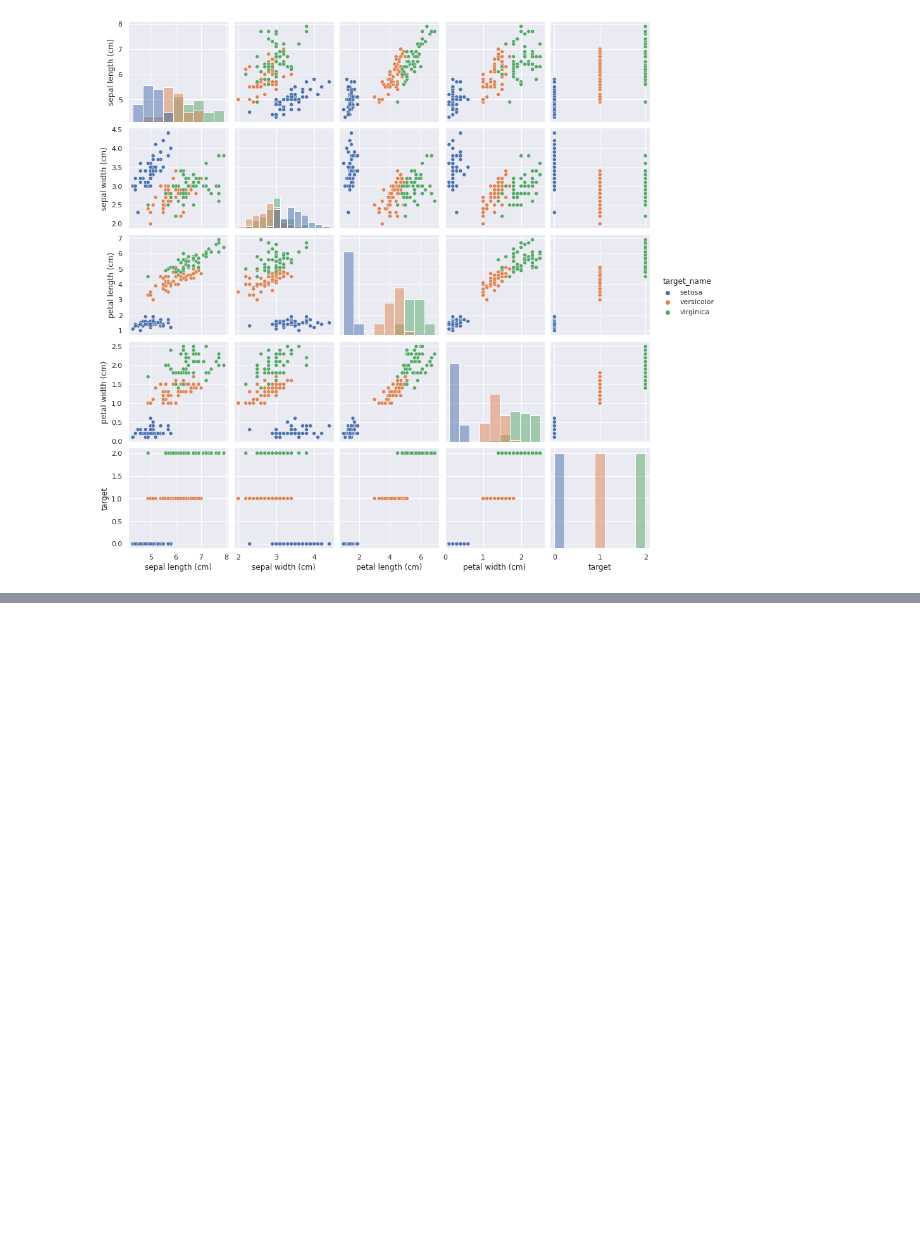
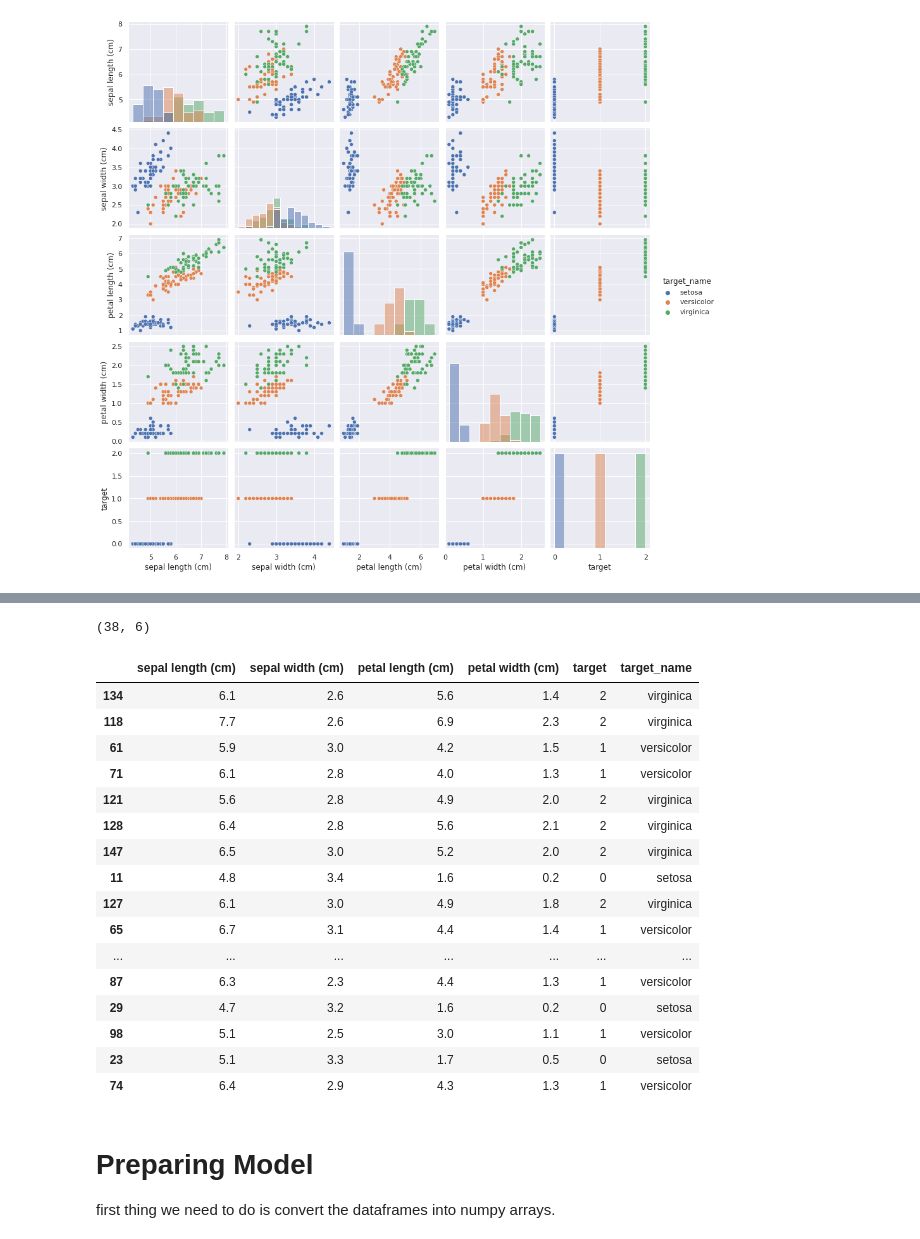
Before and after one commit to BawejaMoksh/Iris_Dataset, a Jupyter notebook: Iris_Dataset.ipynb, the cells around one changed output, grey strips where cells are left out. Saved outputs shown, nothing was run; the diff lists cells and outputs as text; code cells hidden in the pictures; blank space fills up the shorter version.

```diff
--- a/Iris_Dataset.ipynb
+++ b/Iris_Dataset.ipynb
@@ -106,0 +118,3 @@ plt.show()
+# %%
+from sklearn.model_selection import train_test_split
+df_train,df_test = train_test_split(df, test_size = 0.25)
@@ -106,0 +137,24 @@ plt.show()
+# %%
+df_test.shape
+# %% [output]
+(38, 6)
+# %%
+df_test
+# %% [output]
+|  | sepal length (cm) | sepal width (cm) | petal length (cm) | petal width (cm) | target | target_name |
+| 134 | 6.1 | 2.6 | 5.6 | 1.4 | 2 | virginica |
+| 118 | 7.7 | 2.6 | 6.9 | 2.3 | 2 | virginica |
+| 61 | 5.9 | 3.0 | 4.2 | 1.5 | 1 | versicolor |
+| 71 | 6.1 | 2.8 | 4.0 | 1.3 | 1 | versicolor |
+| 121 | 5.6 | 2.8 | 4.9 | 2.0 | 2 | virginica |
+| 128 | 6.4 | 2.8 | 5.6 | 2.1 | 2 | virginica |
+| 147 | 6.5 | 3.0 | 5.2 | 2.0 | 2 | virginica |
+| 11 | 4.8 | 3.4 | 1.6 | 0.2 | 0 | setosa |
+| 127 | 6.1 | 3.0 | 4.9 | 1.8 | 2 | virginica |
+| 65 | 6.7 | 3.1 | 4.4 | 1.4 | 1 | versicolor |
+| ... | ... | ... | ... | ... | ... | ... |
+| 87 | 6.3 | 2.3 | 4.4 | 1.3 | 1 | versicolor |
+| 29 | 4.7 | 3.2 | 1.6 | 0.2 | 0 | setosa |
+| 98 | 5.1 | 2.5 | 3.0 | 1.1 | 1 | versicolor |
+| 23 | 5.1 | 3.3 | 1.7 | 0.5 | 0 | setosa |
+| 74 | 6.4 | 2.9 | 4.3 | 1.3 | 1 | versicolor |
@@ -106,0 +163,3 @@ plt.show()
+# %% [markdown]
+<h1><b>Preparing Model</b></h1>
+first thing we need to do is convert the dataframes into numpy arrays.
```
Also changed, not shown: parts of 17 cells of this notebook.
